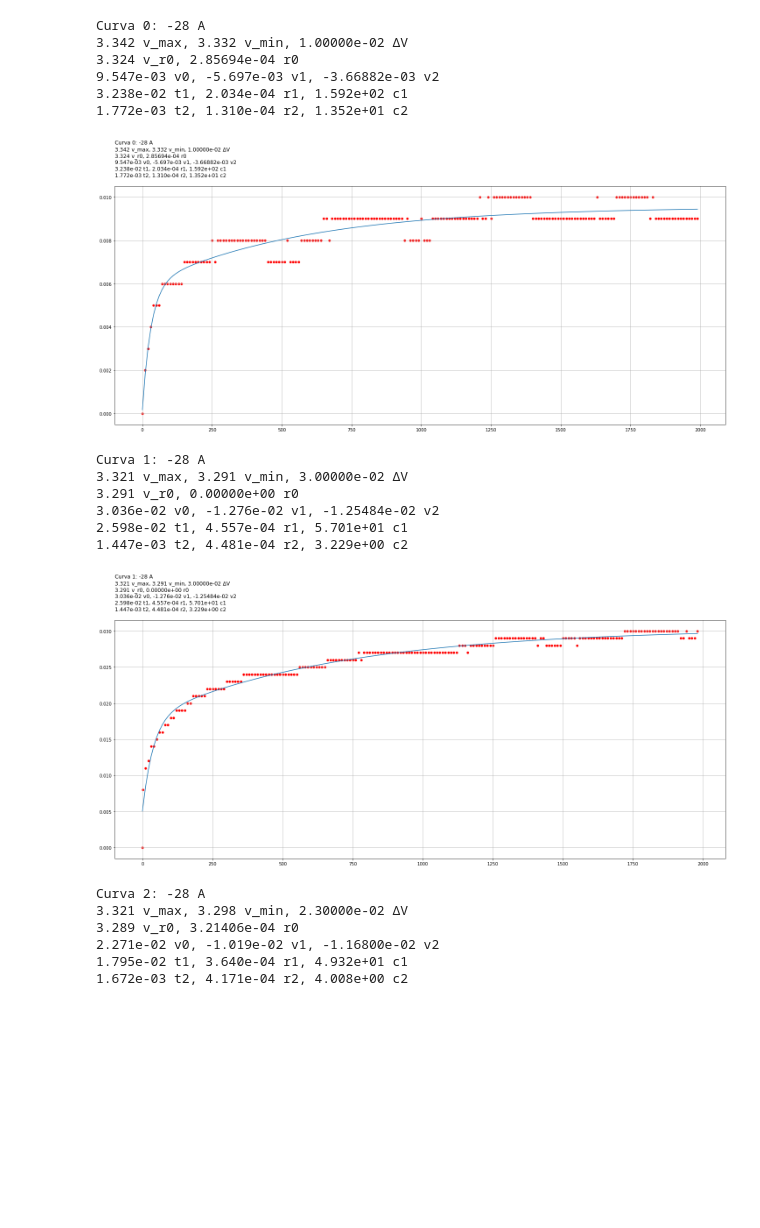
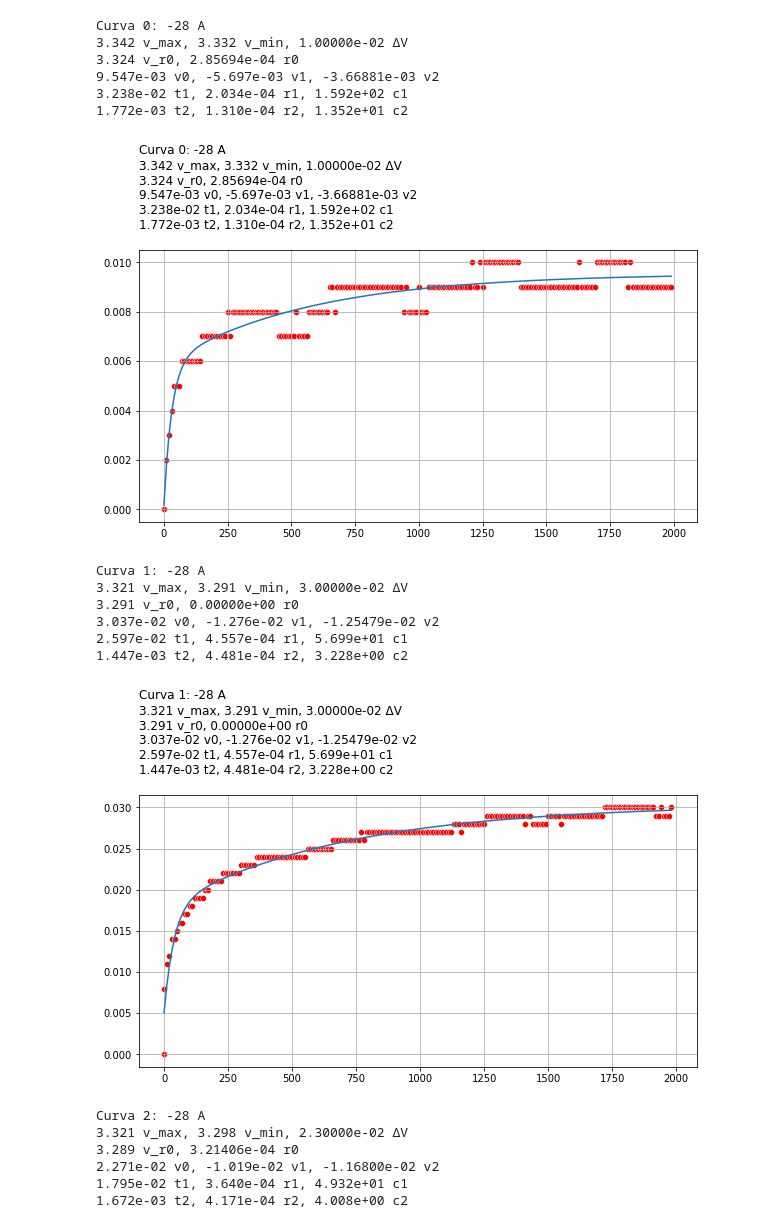
Before and after one commit to CaioMizerkowski/controle_avancado, a Jupyter notebook: TE979/extraindo_coeficientes.ipynb, the cells around one changed output. Drawn from its saved outputs; the diff is of its cells as text; code cells hidden in the pictures; blank space fills up the shorter version.

```diff
--- a/TE979/extraindo_coeficientes.ipynb
+++ b/TE979/extraindo_coeficientes.ipynb
@@ -54,20 +55,22 @@ def get_t_v(p1, df):
     p1, p2 = p1, p1+200
     corrente = df['Corrente [A]'][p1-1]
     v_zp1 = df['Tensão [V]'][p1-1]
-
     df_teste = df[p1:p2][['Tempo [s]', 'Tensão [V]']].clone()
     df_teste = df_teste.select([ps.col('Tempo [s]').alias('t'), ps.col('Tensão [V]').alias('v')])
 
     vmin = df_teste['v'].min()
     vmax = df_teste['v'].max()
-
+    t0 = df_teste['t'][0]
     df_teste['t'] = df_teste['t']-df_teste['t'][0]
     df_teste['v'] = df_teste['v']-df_teste['v'][0]
 
     t = df_teste['t'].to_numpy()
     v = df_teste['v'].to_numpy()
-    return t, v, corrente, vmin, vmax, v_zp1
+    return t, v, corrente, vmin, vmax, v_zp1, t0
+# %%
+coeficientes = dict()
 # %%
+coeficientes['100A'] = dict()
 # chute inicial
 # v0, v1, v2, 1/tau1, 1/tau2
 p0 = np.array([3.2247626343e-02, -2.11580237e-02, -9.80514235e-03,  3.18578442e-02, 2.12246228e-03])+np.random.normal(0, 0.001, 5)
@@ -76,7 +79,7 @@ p0 = np.array([3.2247626343e-02, -2.11580237e-02, -9.80514235e-03,  3.18578442e-
 bounds = ([-1, -100, -100, -1, -1], [100, 1, 1, np.inf, np.inf])
 
 for i, p1 in enumerate(points100A):
-    t, v, corrente, vmin, vmax, v_r0 = get_t_v(p1, df_c100)
+    t, v, corrente, vmin, vmax, v_r0, t0 = get_t_v(p1, df_c100)
 
     # Faz o fitting da curva
     vals, cov = sp.optimize.curve_fit(f=modelo_2rc,
@@ -90,13 +93,15 @@ for i, p1 in enumerate(points100A):
     v0 = vals[0]
     v1 = vals[1]
     v2 = vals[2]
-    tau1 = 1/vals[3]
-    tau2 = 1/vals[4]
+    tau1 = 1/vals[3] # A otimização funciona melhor utilizando exp(t*x) ao invés de exp(t/x)
+    tau2 = 1/vals[4] # A otimização funciona melhor utilizando exp(t*x) ao invés de exp(t/x)
+
     r0 = -(vmin-v_r0)/corrente
     r1 = v1/corrente
     r2 = v2/corrente
     c1 = tau1*corrente/v1
     c2 = tau2*corrente/v2
+    coeficientes['100A'][f'{p1}'] = [v0, v1, v2, tau1, tau2, r0, r1, r2, c1, c2, vmin, vmax, v_r0, t0]
 
     title = f'''Curva {i}: {corrente:.0f} A
 {vmax} v_max, {vmin} v_min, {vmax-vmin:.5e} ΔV
@@ -107,7 +112,7 @@ for i, p1 in enumerate(points100A):
 '''
     print(title)
 
-    plt.figure(figsize=(25, 10))
+    plt.figure(figsize=(10, 5))
     plt.title(title,loc='left')
     sns.scatterplot(y=v, x=t, color='red')
     sns.lineplot(y=modelo_2rc(t, *vals), x=t)
@@ -160,10 +165,9 @@ Curva 5: -100 A
 ... (8 outputs left out)
 # %%
-# Limites para os valores dos coeficientes
-bounds = ([-1, -100, -100, -1, -1], [100, 1, 1, 100, 100])
+coeficientes['28A'] = dict()
 
 for i, p1 in enumerate(points28A):
-    t, v, corrente, vmin, vmax, v_r0 = get_t_v(p1, df_c100)
+    t, v, corrente, vmin, vmax, v_r0, t0 = get_t_v(p1, df_c100)
 
     # Faz o fitting da curva
     vals, cov = sp.optimize.curve_fit(f=modelo_2rc,
@@ -179,43 +183,45 @@ for i, p1 in enumerate(points28A):
     v2 = vals[2]
     tau1 = vals[3]
     tau2 = vals[4]
     r0 = -(vmin-v_r0)/corrente
     r1 = vals[1]/corrente
     r2 = vals[2]/corrente
     c1 = vals[3]*corrente/vals[1]
     c2 = vals[4]*corrente/vals[2]
 
+    coeficientes['28A'][f'{p1}'] = [v0, v1, v2, tau1, tau2, r0, r1, r2, c1, c2, vmin, vmax, v_r0, t0]
+
     title = f'''Curva {i}: {corrente:.0f} A
 {vmax} v_max, {vmin} v_min, {vmax-vmin:.5e} ΔV
 {v_r0} v_r0, {r0:.5e} r0
 {v0:.3e} v0, {v1:.3e} v1, {v2:.5e} v2
 {tau1:.3e} t1, {r1:.3e} r1, {c1:.3e} c1
 {tau2:.3e} t2, {r2:.3e} r2, {c2:.3e} c2
 '''
     print(title)
 
-    plt.figure(figsize=(25, 10))
+    plt.figure(figsize=(10, 5))
     plt.title(title,loc='left')
     sns.scatterplot(y=v, x=t, color='red')
     sns.lineplot(y=modelo_2rc(t, *vals), x=t)
     plt.grid()
     plt.show()
     plt.close()
 # %% [output]
 Curva 0: -28 A
 3.342 v_max, 3.332 v_min, 1.00000e-02 ΔV
 3.324 v_r0, 2.85694e-04 r0
-9.547e-03 v0, -5.697e-03 v1, -3.66882e-03 v2
+9.547e-03 v0, -5.697e-03 v1, -3.66881e-03 v2
 3.238e-02 t1, 2.034e-04 r1, 1.592e+02 c1
 1.772e-03 t2, 1.310e-04 r2, 1.352e+01 c2
-[figure, old version]
+[figure, new version]
 Curva 1: -28 A
 3.321 v_max, 3.291 v_min, 3.00000e-02 ΔV
 3.291 v_r0, 0.00000e+00 r0
-3.036e-02 v0, -1.276e-02 v1, -1.25484e-02 v2
-2.598e-02 t1, 4.557e-04 r1, 5.701e+01 c1
-1.447e-03 t2, 4.481e-04 r2, 3.229e+00 c2
+3.037e-02 v0, -1.276e-02 v1, -1.25479e-02 v2
+2.597e-02 t1, 4.557e-04 r1, 5.699e+01 c1
+1.447e-03 t2, 4.481e-04 r2, 3.228e+00 c2
-[figure, old version]
+[figure, new version]
 Curva 2: -28 A
 3.321 v_max, 3.298 v_min, 2.30000e-02 ΔV
 3.289 v_r0, 3.21406e-04 r0
```
Also changed, not shown: parts of 5 cells of this notebook, 2 other files.
